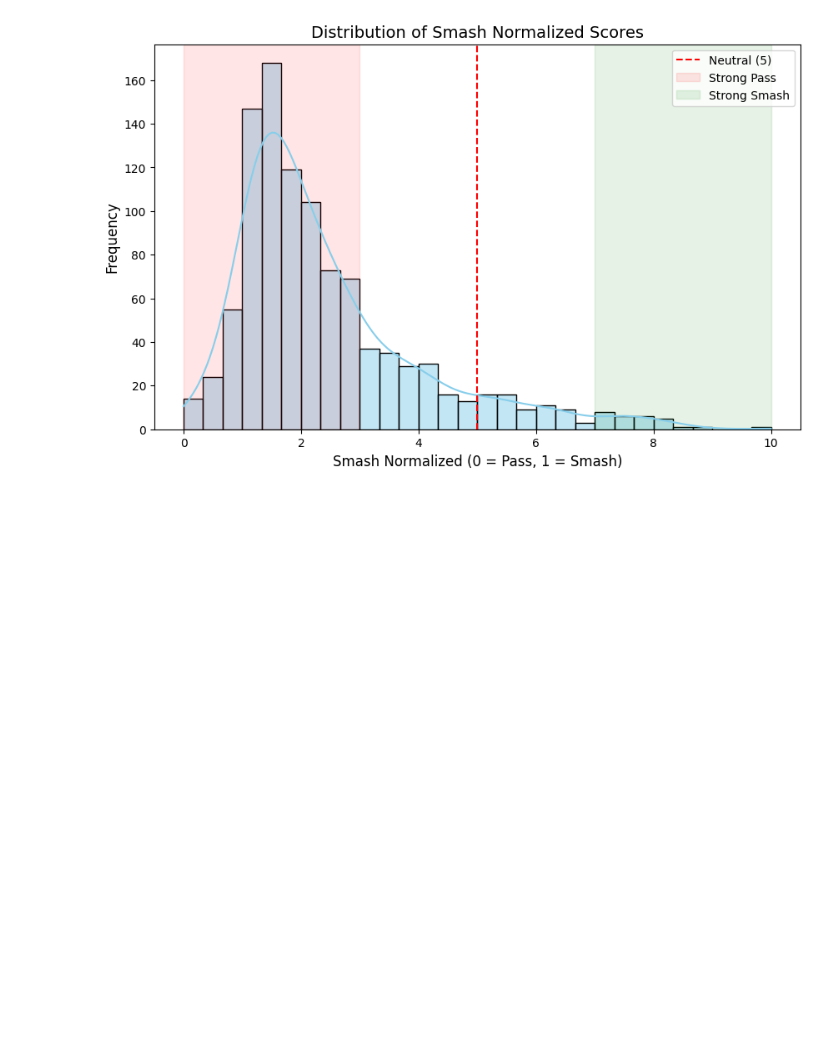
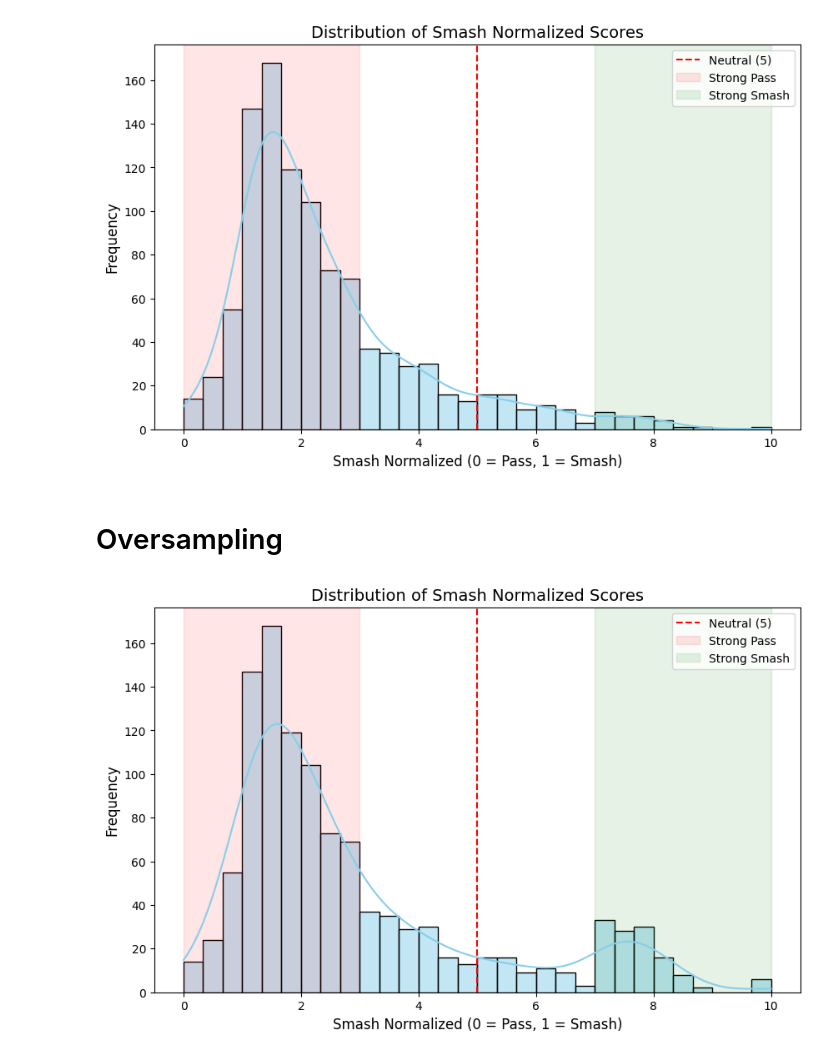
Before and after one commit to Irresponsible-Bunch/Pokemon-Smash-or-Pass, a Jupyter notebook: pokemon_classifier.ipynb, the cells around one changed output. Drawn from its saved outputs; the diff is of its cells as text; code cells hidden in the pictures; blank space fills up the shorter version.

```diff
--- a/pokemon_classifier.ipynb
+++ b/pokemon_classifier.ipynb
@@ -53,3 +53,5 @@ plt.legend()
 plt.show()
 # %% [output]
 [figure]
+# %% [markdown]
+# Oversampling
@@ -56,3 +75,19 @@ plt.show()
+# %%
+plt.figure(figsize=(10, 6))
+ax = sns.histplot(resampled_df['Smash Normalized'], kde=True, bins=30, color='skyblue', edgecolor='black')
+
+# Highlight key regions
+ax.axvline(5, color='red', linestyle='--', label='Neutral (5)')
+ax.axvspan(0, 3, color='red', alpha=0.1, label='Strong Pass')
+ax.axvspan(7, 10, color='green', alpha=0.1, label='Strong Smash')
+
+plt.title("Distribution of Smash Normalized Scores", fontsize=14)
+plt.xlabel("Smash Normalized (0 = Pass, 1 = Smash)", fontsize=12)
+plt.ylabel("Frequency", fontsize=12)
+plt.legend()
+plt.show()
+# %% [output]
+[figure, added]
 # %%
 import tensorflow as tf
 import numpy as np
```
Also changed, not shown: parts of 7 cells of this notebook, 2 other files.
